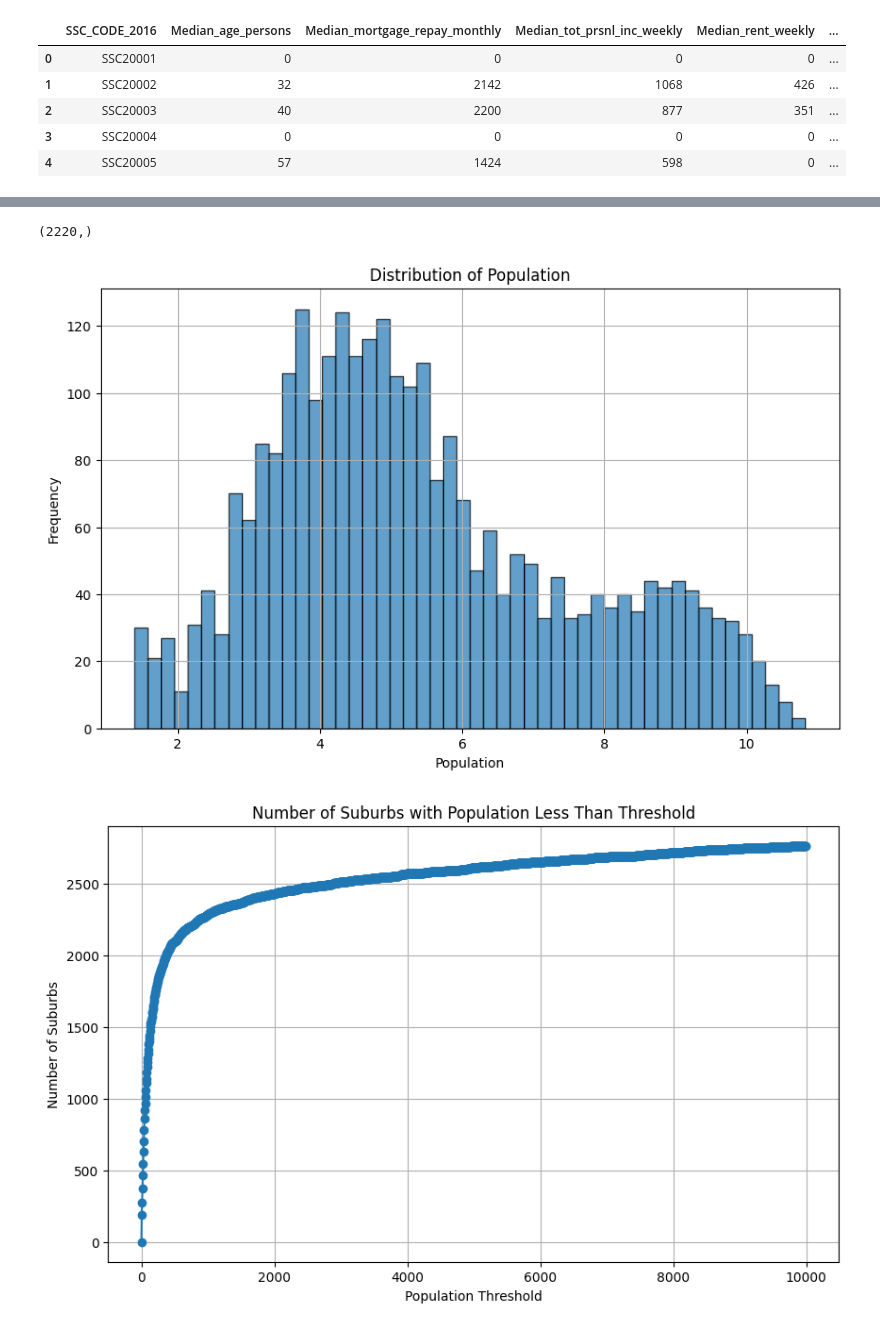
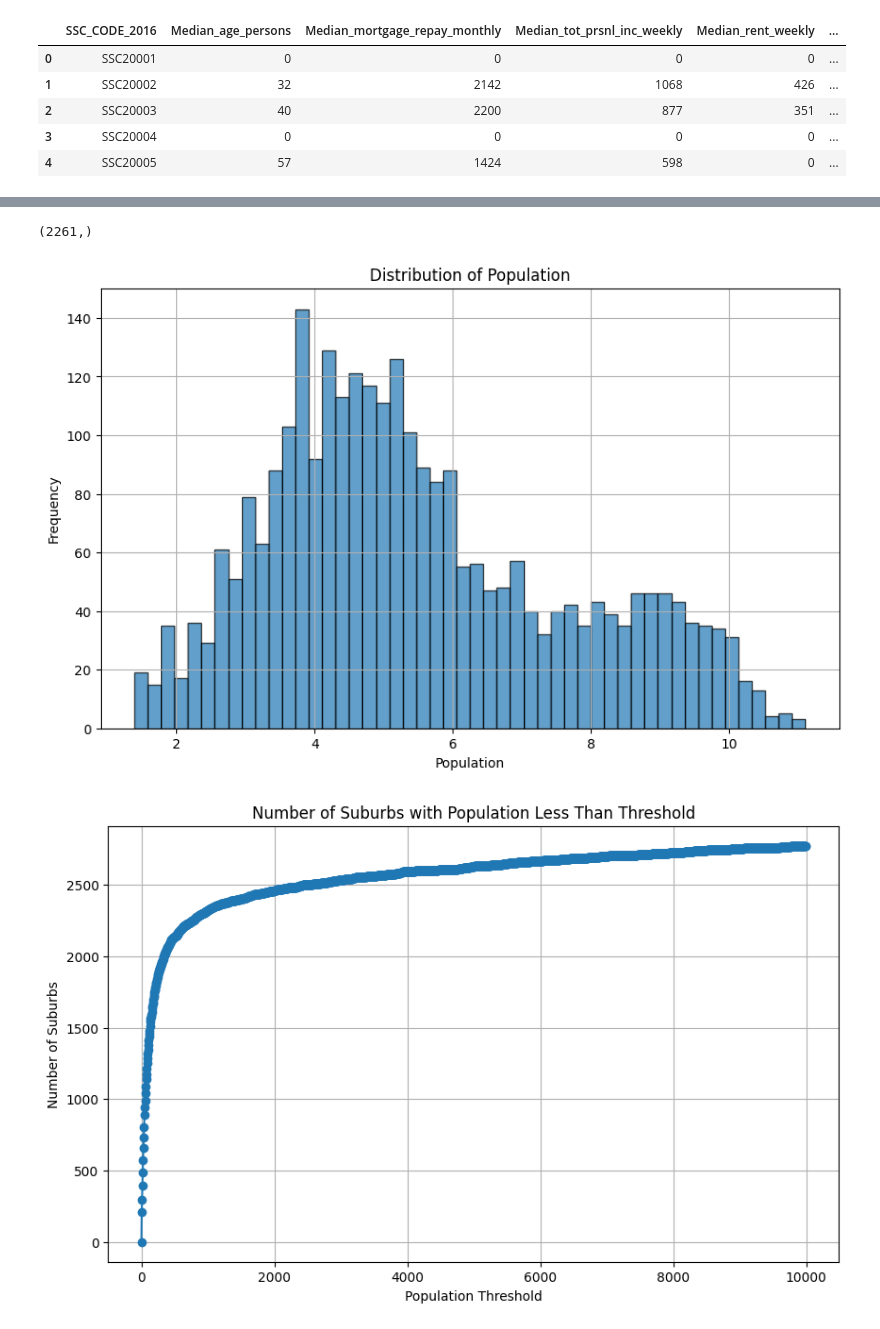
Before and after one commit to MAST30034-AppliedDataScience/project-2-group-real-estate-industry-project-8, a Jupyter notebook: notebooks/ABS_preprocessing/ABS_data_preprocessing.ipynb, the cells around one changed output, grey strips where cells are left out. Saved outputs shown, nothing was run; the diff lists cells and outputs as text; code cells hidden in the pictures.

```diff
--- a/notebooks/ABS_preprocessing/ABS_data_preprocessing.ipynb
+++ b/notebooks/ABS_preprocessing/ABS_data_preprocessing.ipynb
@@ -74,11 +74,12 @@ datasets[1].head()
 | 3 | SSC20004 | 0 | 0 | 0 | 0 | ... |
 | 4 | SSC20005 | 57 | 1424 | 598 | 0 | ... |
 # %%
-correspondance = pd.read_csv("../../data/landing/CG_SSC_2016_SAL_2021.csv")
-correspondance = correspondance[["SSC_CODE_2016", "SAL_CODE_2021"]]
+correspondance_big = pd.read_csv("../../data/landing/CG_SSC_2016_SAL_2021.csv")
+correspondance = correspondance_big[["SSC_CODE_2016", "SAL_CODE_2021", "RATIO_FROM_TO"]]
 
 correspondance
 
 correspondance['SSC_CODE_2016'] = correspondance['SSC_CODE_2016'].apply(lambda x: str(int(x)) if not pd.isnull(x) else '')
+
 correspondance
 # %% [output]
@@ -130,7 +136,11 @@ datasets[1]
 # %%
 # Merge the data DataFrame with the correspondance DataFrame on the 'SSC_CODE_2016' column
 
-datasets[1] = datasets[1].merge(correspondance[['SSC_CODE_2016', 'SAL_CODE_2021']], on='SSC_CODE_2016', how='left')
+datasets[1] = datasets[1].merge(correspondance[['SSC_CODE_2016', 'SAL_CODE_2021', 'RATIO_FROM_TO']], on='SSC_CODE_2016', how='left')
+
+# Adjust the values by RATIO_FROM_TO
+for field, _ in fields_with_names:
+    datasets[1][field] = datasets[1][field] * datasets[1]['RATIO_FROM_TO']
 
 # drop the SSC_CODE_2016 column
 datasets[1] = datasets[1].drop(columns=['SSC_CODE_2016'])
@@ -171,29 +181,30 @@ all_sal_codes.shape
 # Save the list of all SAL_CODEs to a CSV file
 pd.DataFrame(all_sal_codes, columns=['SAL_CODE']).to_csv(f"../../data/landing/filtered_sal_codes.csv", index=False)
 # %% [output]
-(2220,)
+(2261,)
 # %%
 import numpy as np
 
 
+dataset = datasets[0]
 
 pop = dataset[["Tot_P_P"]]
 
 pop = pop[pop['Tot_P_P'] > 0]
 
 pop['log_Tot_P_P'] = np.log(pop['Tot_P_P'] + 1)
 import matplotlib.pyplot as plt
 
 # Visualize the distribution of population
 plt.figure(figsize=(10, 6))
 plt.hist(pop['log_Tot_P_P'], bins=50, edgecolor='k', alpha=0.7)
 plt.title('Distribution of Population')
 plt.xlabel('Population')
 plt.ylabel('Frequency')
 plt.grid(True)
 plt.show()
 # %% [output]
-[figure, old version]
+[figure, new version]
 # %%
 d = {}
 
```
Also changed, not shown: parts of 13 cells of this notebook, 9 other files.
